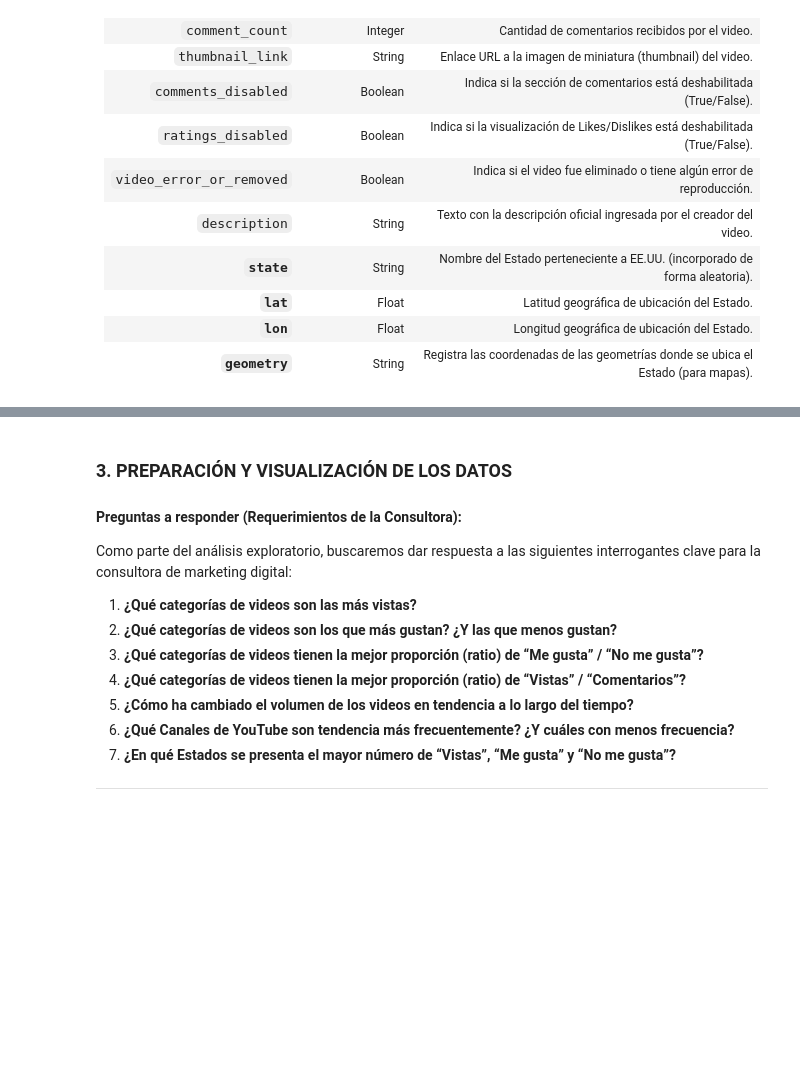
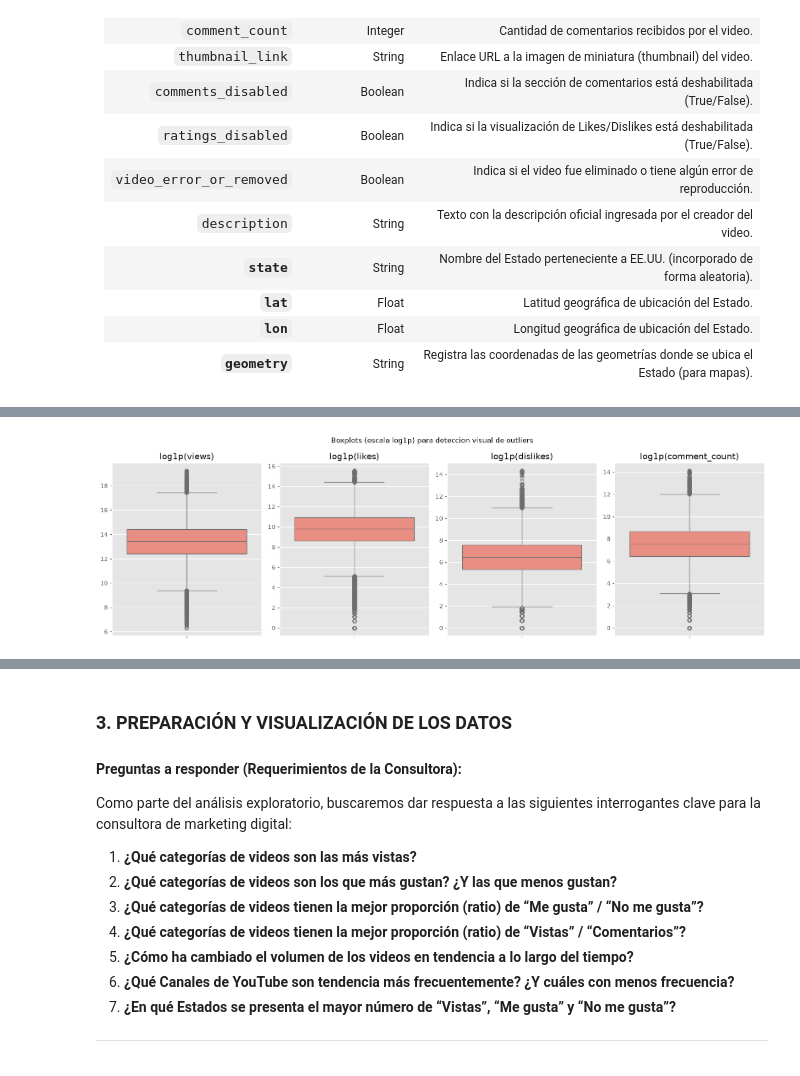
Before and after one commit to ghostrider101218/1ACC0216-TB2-2026-1, a Jupyter notebook: upc_2026_01_seccion_NRC_grupo4_tf.ipynb, the cells around one changed output, grey strips where cells are left out. Saved outputs shown, nothing was run; the diff lists cells and outputs as text; code cells hidden in the pictures; blank space fills up the shorter version.

```diff
--- a/upc_2026_01_seccion_NRC_grupo4_tf.ipynb
+++ b/upc_2026_01_seccion_NRC_grupo4_tf.ipynb
@@ -143,6 +114,0 @@ df.head()
-# %%
-# cantidad de variales
-col = df.columns
-
-print(f"Numero de columnas: {len(col)}")
-col
@@ -276,0 +416,12 @@ df.describe()
+# %%
+# Boxplots en escala logaritmica para visualizar outliers
+fig, axes = plt.subplots(1, len(num_cols), figsize=(16, 5))
+for j, col in enumerate(num_cols):
+    sns.boxplot(y=np.log1p(df[col]), ax=axes[j], color="salmon")
+    axes[j].set_title(f"log1p({col})")
+    axes[j].set_ylabel("")
+plt.suptitle("Boxplots (escala log1p) para deteccion visual de outliers")
+plt.tight_layout()
+plt.show()
+# %% [output]
+[figure, added]
```
Also changed, not shown: parts of 147 cells of this notebook, 3 other files.
